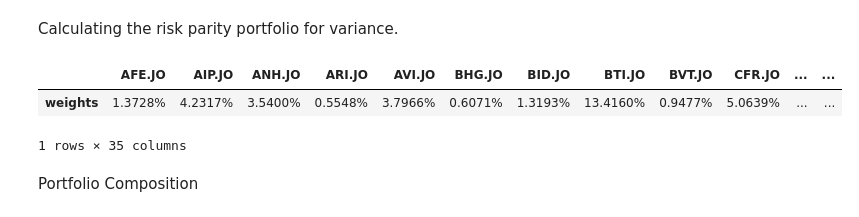
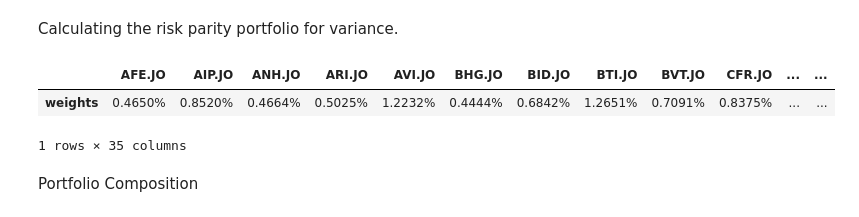
Before and after one commit to alexndala/risk-budget, a Jupyter notebook: risk-budget.ipynb, the cells around one changed output. Cells and saved outputs as stored; diff of their text form; code cells hidden in the pictures.

```diff
--- a/risk-budget.ipynb
+++ b/risk-budget.ipynb
@@ -107,14 +107,14 @@ ax = rp.jupyter_report(w=w_rp, returns=Y, rm=rm, rf=0, alpha=0.05, others=0.05)
 Calculating the risk parity portfolio for variance.
 # %%
 # Setting the return constraint
-port.lowerret = 0.00056488 * 1.5
+port.lowerret = 0.0016488 * 1.5
 
 w_rp = port.rp_optimization(model=model, rm=rm, rf=rf, b=b, hist=hist)
 
 display(w_rp.T)
 # %% [output]
 |  | AFE.JO | AIP.JO | ANH.JO | ARI.JO | AVI.JO | BHG.JO | BID.JO | BTI.JO | BVT.JO | CFR.JO | ... | ... |
-| weights | 1.3728% | 4.2317% | 3.5400% | 0.5548% | 3.7966% | 0.6071% | 1.3193% | 13.4160% | 0.9477% | 5.0639% | ... | ... |
+| weights | 0.4650% | 0.8520% | 0.4664% | 0.5025% | 1.2232% | 0.4444% | 0.6842% | 1.2651% | 0.7091% | 0.8375% | ... | ... |
 1 rows × 35 columns
 # %% [markdown]
 Portfolio Composition
```
Also changed, not shown: parts of 11 cells of this notebook.
